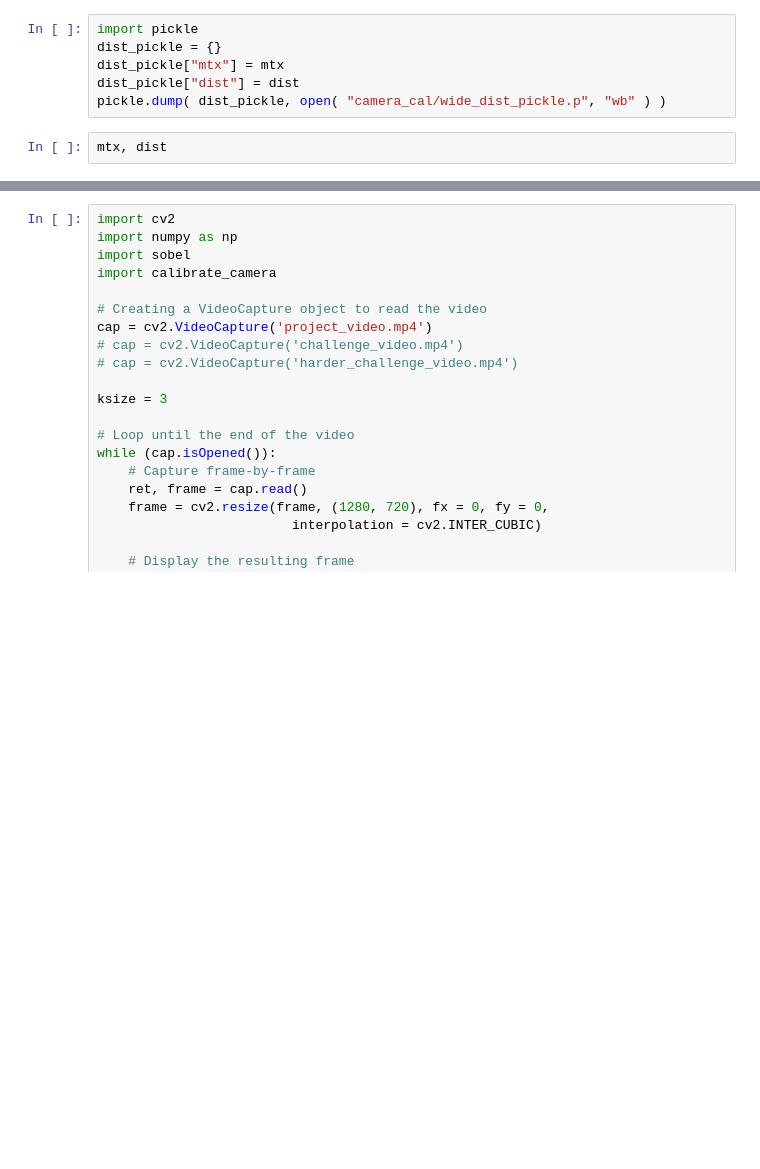
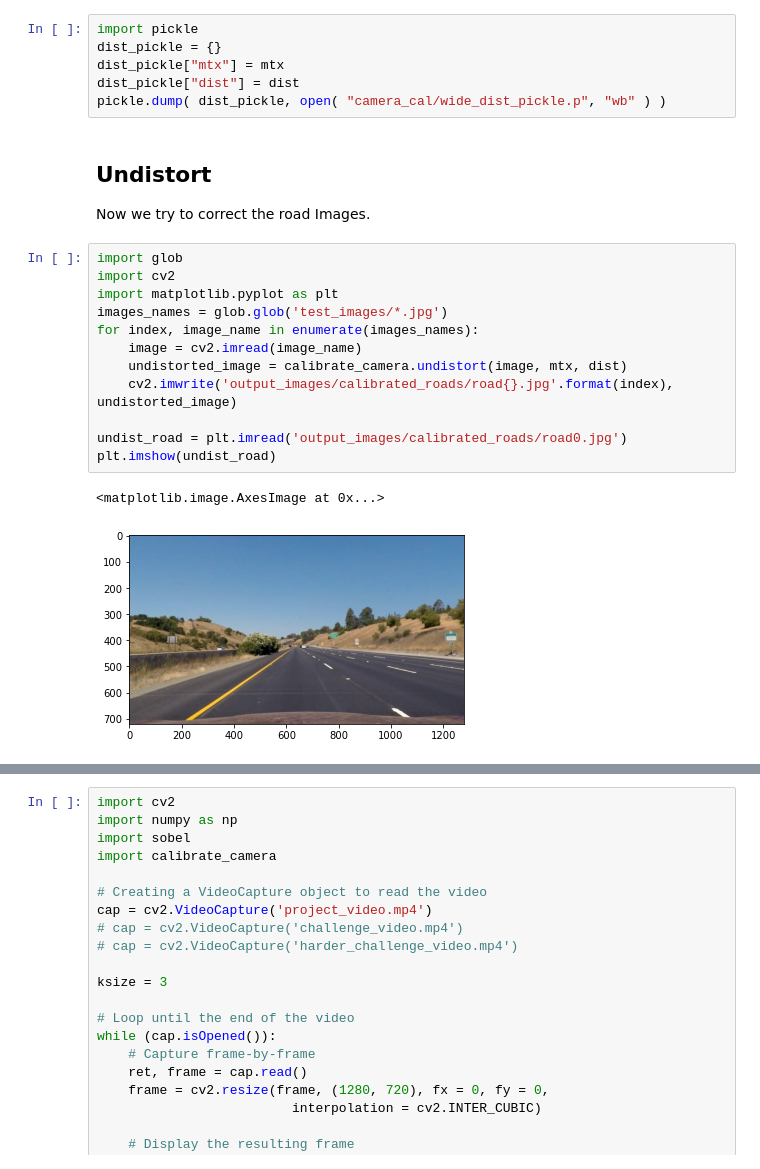
Before and after one commit to KareimGazer/Perception-Stack, a Jupyter notebook: main.ipynb, the cells around one changed output, grey strips where cells are left out. Drawn from its saved outputs; the diff is of its cells as text; blank space fills up the shorter version.

```diff
--- a/main.ipynb
+++ b/main.ipynb
@@ -28,5 +70,21 @@ dist_pickle = {}
 dist_pickle["mtx"] = mtx
 dist_pickle["dist"] = dist
 pickle.dump( dist_pickle, open( "camera_cal/wide_dist_pickle.p", "wb" ) )
-# %%
-mtx, dist
+# %% [markdown]
+## Undistort
+Now we try to correct the road Images.
+# %%
+import glob
+import cv2
+import matplotlib.pyplot as plt
+images_names = glob.glob('test_images/*.jpg')
+for index, image_name in enumerate(images_names):
+    image = cv2.imread(image_name)
+    undistorted_image = calibrate_camera.undistort(image, mtx, dist)
+    cv2.imwrite('output_images/calibrated_roads/road{}.jpg'.format(index), undistorted_image)
+
+undist_road = plt.imread('output_images/calibrated_roads/road0.jpg')
+plt.imshow(undist_road)
+# %% [output]
+<matplotlib.image.AxesImage at 0x...>
+[figure, added]
```
Also changed, not shown: parts of 22 cells of this notebook, 37 other files.
